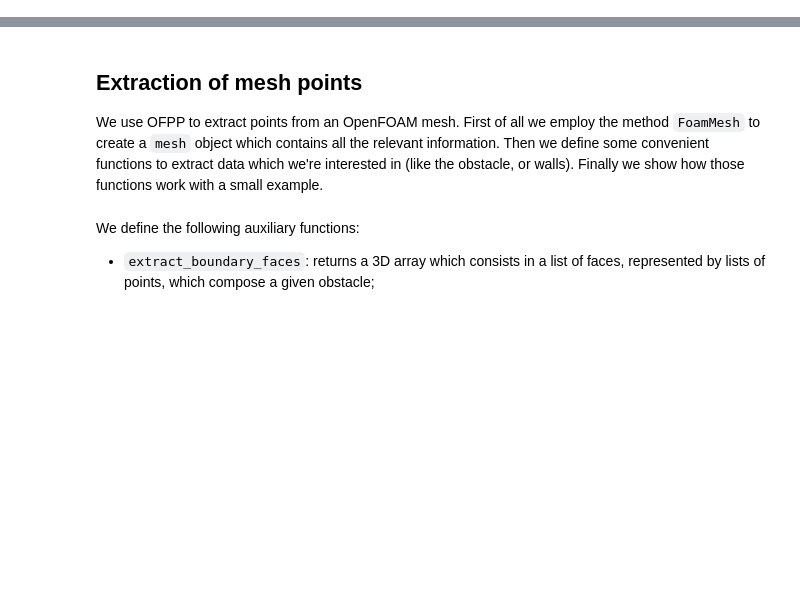
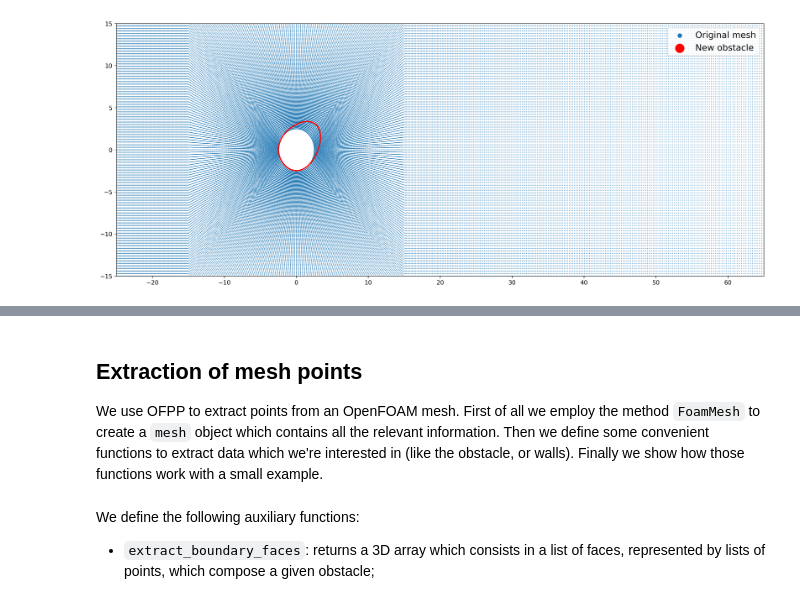
Before and after one commit to fAndreuzzi/mismesh, a Jupyter notebook: Tutorial.ipynb, the cells around one changed output, grey strips where cells are left out. Cells and saved outputs as stored; diff of their text form; code cells hidden in the pictures; blank space fills up the shorter version.

```diff
--- a/Tutorial.ipynb
+++ b/Tutorial.ipynb
@@ -2,0 +5,4 @@
+# %%
+Image(filename='unusable_original_mesh.png')
+# %% [output]
+[figure, added]
```
Also changed, not shown: parts of 6 cells of this notebook.
